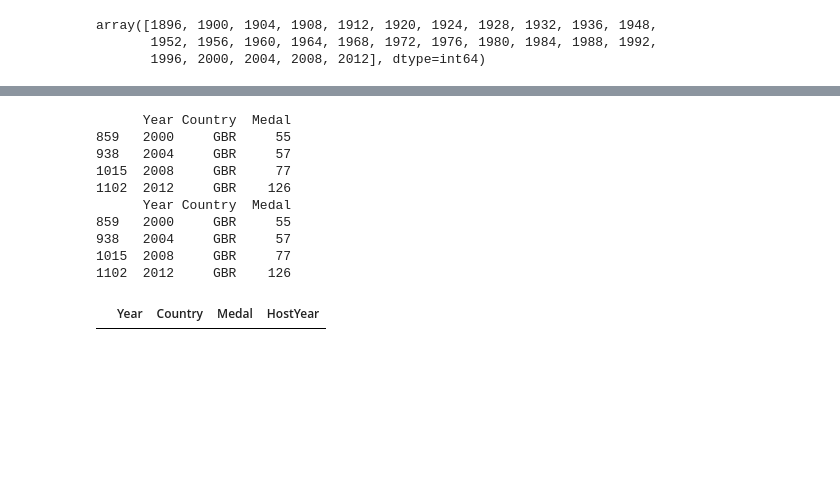
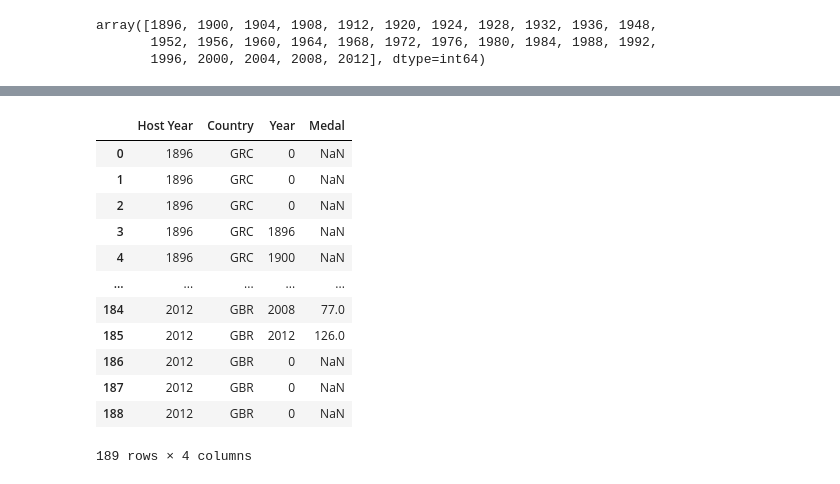
Before and after one commit to TomHOldershaw/Project_1_Team_2, a Jupyter notebook: Q3data.ipynb, the cells around one changed output, grey strips where cells are left out. Saved outputs shown, nothing was run; the diff lists cells and outputs as text; code cells hidden in the pictures; blank space fills up the shorter version.

```diff
--- a/Q3data.ipynb
+++ b/Q3data.ipynb
@@ -112,40 +109,37 @@ hosts
 # %%
 summary_summer = summer.groupby(["Year", "Country"])["Medal"].size().reset_index()
 
-host_df = summary_summer.loc[summary_summer["Year"] == 0]
-host_df["HostYear"] = 0
-df = []
+#host_df = summary_summer.loc[summary_summer["Year"] == 0]
+#host_df["HostYear"] = 0
+#df = []
 
-for dictol in hosts:
-    country = dictol['Country']
-    df = summary_summer.loc[
-                    (summary_summer["Country"] == country) &
-                    ( (summary_summer["Year"] == dictol["Year"]) |
-                     (summary_summer["Year"] == dictol["Prev1year"]) |
-                     (summary_summer["Year"] == dictol["Prev2year"]) |
-                     (summary_summer["Year"] == dictol["Prev3year"]) |
-                     (summary_summer["Year"] == dictol["Next1year"]) |
-                     (summary_summer["Year"] == dictol["Next2year"]) |
-                     (summary_summer["Year"] == dictol["Next3year"])
-                    ), :]
-    #dfdf = summary_summer.iloc[df]
-    #df["HostYear"] = dictol["Year"]
-    #dfdf = pd.DataFrame()
-    #for row in dfdf.iterrows:
-        #host_df.append(row)
+#for dictol in hosts:
+#    country = dictol['Country']
+#    df = summary_summer.loc[
+#                    (summary_summer["Country"] == country) &
+#                    ( (summary_summer["Year"] == dictol["Year"]) |
+#                     (summary_summer["Year"] == dictol["Prev1year"]) |
+#                     (summary_summer["Year"] == dictol["Prev2year"]) |
+#                     (summary_summer["Year"] == dictol["Prev3year"]) |
+#                     (summary_summer["Year"] == dictol["Next1year"]) |
+#                     (summary_summer["Year"] == dictol["Next2year"]) |
+#                     (summary_summer["Year"] == dictol["Next3year"])
+#                    ), :]
+#    host_df.append(df)
 
-print(df)
-print(dfdf)
-host_df
+host_medals = pd.merge(hosts, summary_summer, on=["Year", "Country"], how="left")
+host_medals
 # %% [output]
+|  | Host Year | Country | Year | Medal |
+| 0 | 1896 | GRC | 0 | NaN |
+| 1 | 1896 | GRC | 0 | NaN |
+| 2 | 1896 | GRC | 0 | NaN |
+| 3 | 1896 | GRC | 1896 | NaN |
+| 4 | 1896 | GRC | 1900 | NaN |
+| ... | ... | ... | ... | ... |
+| 184 | 2012 | GBR | 2008 | 77.0 |
+| 185 | 2012 | GBR | 2012 | 126.0 |
+| 186 | 2012 | GBR | 0 | NaN |
+| 187 | 2012 | GBR | 0 | NaN |
+| 188 | 2012 | GBR | 0 | NaN |
-      Year Country  Medal
-859   2000     GBR     55
-938   2004     GBR     57
-1015  2008     GBR     77
-1102  2012     GBR    126
-      Year Country  Medal
-859   2000     GBR     55
-938   2004     GBR     57
-1015  2008     GBR     77
-1102  2012     GBR    126
+189 rows × 4 columns
-|  | Year | Country | Medal | HostYear |
```
Also changed, not shown: parts of 8 cells of this notebook.
